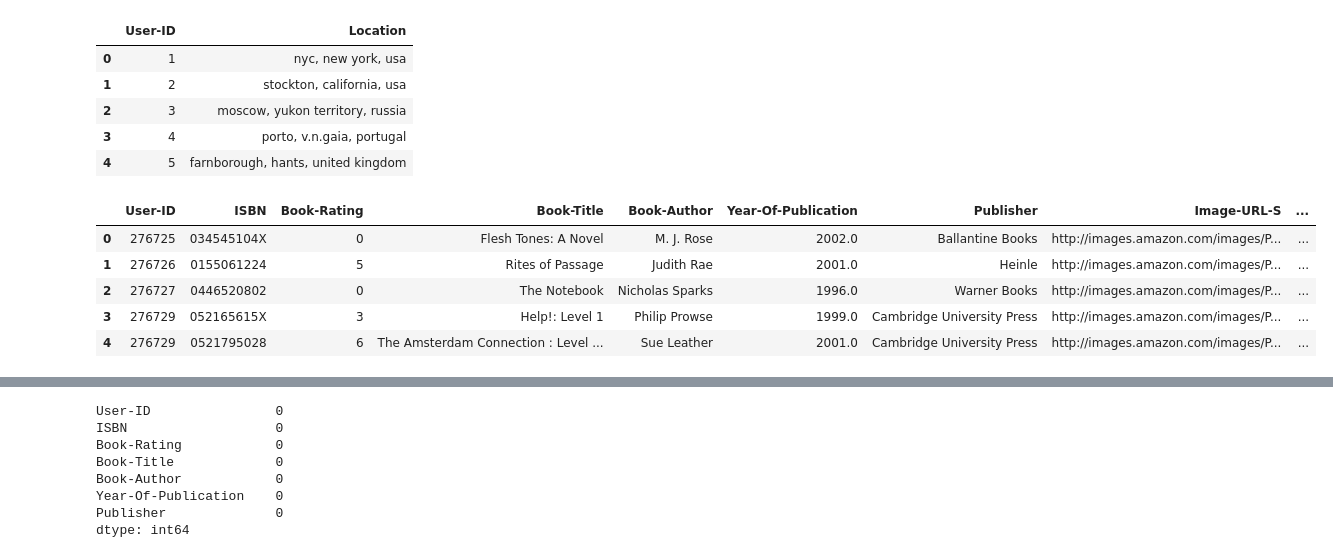
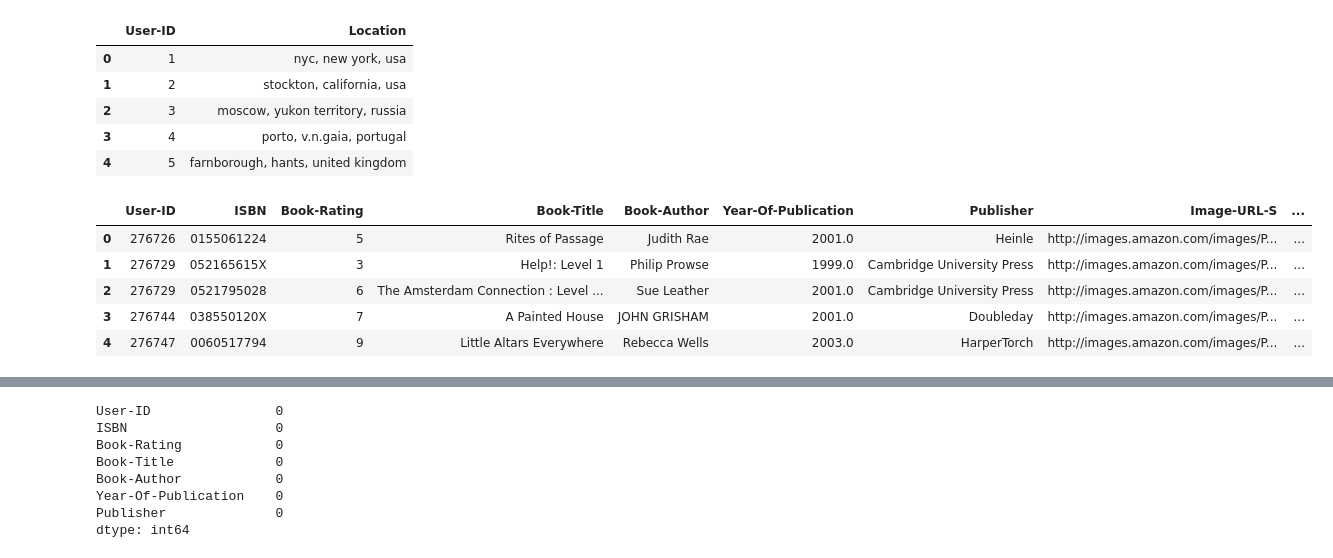
Before and after one commit to lucassmaciel/recommendation-system-ODS, a Jupyter notebook: metrics/processing-data.ipynb, the cells around one changed output, grey strips where cells are left out. Drawn from its saved outputs; the diff is of its cells as text; code cells hidden in the pictures.

```diff
--- a/metrics/processing-data.ipynb
+++ b/metrics/processing-data.ipynb
@@ -55,3 +47,7 @@ plt.title('Distribution of Book Ratings')
 plt.show()
 # %% [output]
 [figure]
+# %%
+df_ratings: DataFrame = df_ratings[df_ratings["Book-Rating"] != 0]
+
+df_ratings
@@ -147,14 +164,14 @@ df_users.head()
 | 3 | 4 | porto, v.n.gaia, portugal |
 | 4 | 5 | farnborough, hants, united kingdom |
 # %%
-df_books_rating: DataFrame = pd.merge(df_ratings, df_books, on="ISBN", how="inner")
+df_books_rating: DataFrame = df_ratings.merge(df_books, on="ISBN", how="inner")
 
 df_books_rating.head()
 # %% [output]
 |  | User-ID | ISBN | Book-Rating | Book-Title | Book-Author | Year-Of-Publication | Publisher | Image-URL-S | ... |
-| 0 | 276725 | 034545104X | 0 | Flesh Tones: A Novel | M. J. Rose | 2002.0 | Ballantine Books | http://images.amazon.com/images/P... | ... |
-| 1 | 276726 | 0155061224 | 5 | Rites of Passage | Judith Rae | 2001.0 | Heinle | http://images.amazon.com/images/P... | ... |
-| 2 | 276727 | 0446520802 | 0 | The Notebook | Nicholas Sparks | 1996.0 | Warner Books | http://images.amazon.com/images/P... | ... |
-| 3 | 276729 | 052165615X | 3 | Help!: Level 1 | Philip Prowse | 1999.0 | Cambridge University Press | http://images.amazon.com/images/P... | ... |
-| 4 | 276729 | 0521795028 | 6 | The Amsterdam Connection : Level ... | Sue Leather | 2001.0 | Cambridge University Press | http://images.amazon.com/images/P... | ... |
+| 0 | 276726 | 0155061224 | 5 | Rites of Passage | Judith Rae | 2001.0 | Heinle | http://images.amazon.com/images/P... | ... |
+| 1 | 276729 | 052165615X | 3 | Help!: Level 1 | Philip Prowse | 1999.0 | Cambridge University Press | http://images.amazon.com/images/P... | ... |
+| 2 | 276729 | 0521795028 | 6 | The Amsterdam Connection : Level ... | Sue Leather | 2001.0 | Cambridge University Press | http://images.amazon.com/images/P... | ... |
+| 3 | 276744 | 038550120X | 7 | A Painted House | JOHN GRISHAM | 2001.0 | Doubleday | http://images.amazon.com/images/P... | ... |
+| 4 | 276747 | 0060517794 | 9 | Little Altars Everywhere | Rebecca Wells | 2003.0 | HarperTorch | http://images.amazon.com/images/P... | ... |
 # %%
```
Also changed, not shown: parts of 18 cells of this notebook.
